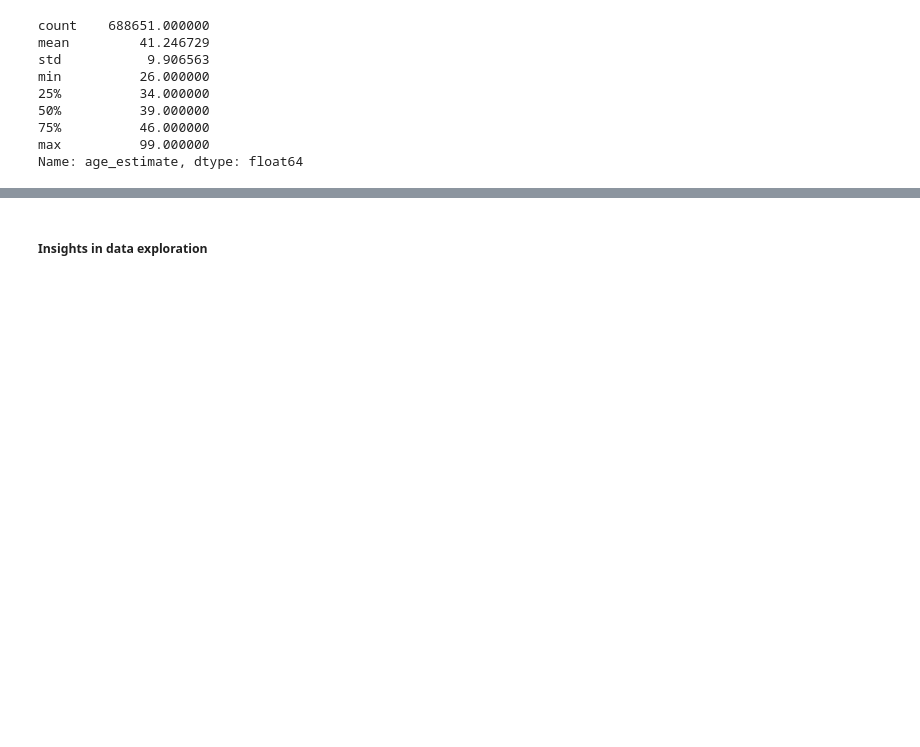
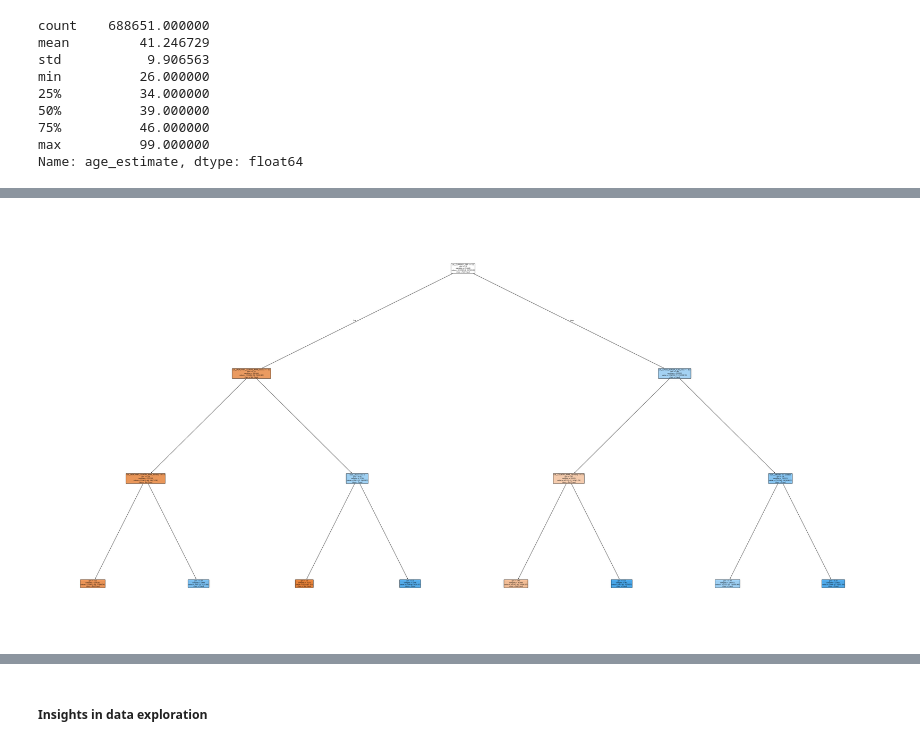
Before and after one commit to raftrp26/ai-agents-playground, a Jupyter notebook: notebooks/Fraud Prevention Case/fraud_analysis.ipynb, the cells around one changed output, grey strips where cells are left out. Cells and saved outputs as stored; diff of their text form; code cells hidden in the pictures; blank space fills up the shorter version.

Commit message:
Evolving fraud analysis

```diff
--- a/notebooks/Fraud Prevention Case/fraud_analysis.ipynb
+++ b/notebooks/Fraud Prevention Case/fraud_analysis.ipynb
@@ -666,0 +925,10 @@ Name: age_estimate, dtype: float64
+# %%
+df_kyc_passed = df_final[df_final["KYC"] == "PASSED"]
+# %%
+df_kyc_passed["CROSS_BORDER_FLAG"] = np.where(
+    df_kyc_passed["MERCHANT_COUNTRY_NAME"].isna(),
+    False,
+    df_kyc_passed["COUNTRY_NAME"] != df_kyc_passed["MERCHANT_COUNTRY_NAME"]
+)
+
+df_kyc_passed["CROSS_BORDER_FLAG"].value_counts(dropna=False)
@@ -666,0 +1058,10 @@ Name: age_estimate, dtype: float64
+# %%
+X_train, X_test, y_train, y_test = train_test_split(
+    X,
+    y,
+    test_size=0.30,
+    random_state=42,
+    stratify=y
+)
+# %%
+pipeline.fit(X_train, y_train)
@@ -666,0 +1173,29 @@ Name: age_estimate, dtype: float64
+# %%
+import matplotlib.pyplot as plt
+from sklearn.tree import plot_tree
+
+encoded_feature_names = pipeline.named_steps["preprocessor"].get_feature_names_out()
+tree_model = pipeline.named_steps["model"]
+
+plt.figure(figsize=(60, 30))
+
+plot_tree(
+    tree_model,
+    feature_names=encoded_feature_names,
+    class_names=["Not Fraud", "Fraud"],
+    filled=True,
+    rounded=True,
+    fontsize=6,
+    proportion=False,
+    precision=2
+)
+
+plt.savefig(
+    "decision_tree_visual_large.png",
+    dpi=300,
+    bbox_inches="tight"
+)
+
+plt.show()
+# %% [output]
+[figure, added]
```
Also changed, not shown: parts of 31 cells of this notebook, 2 other files.
